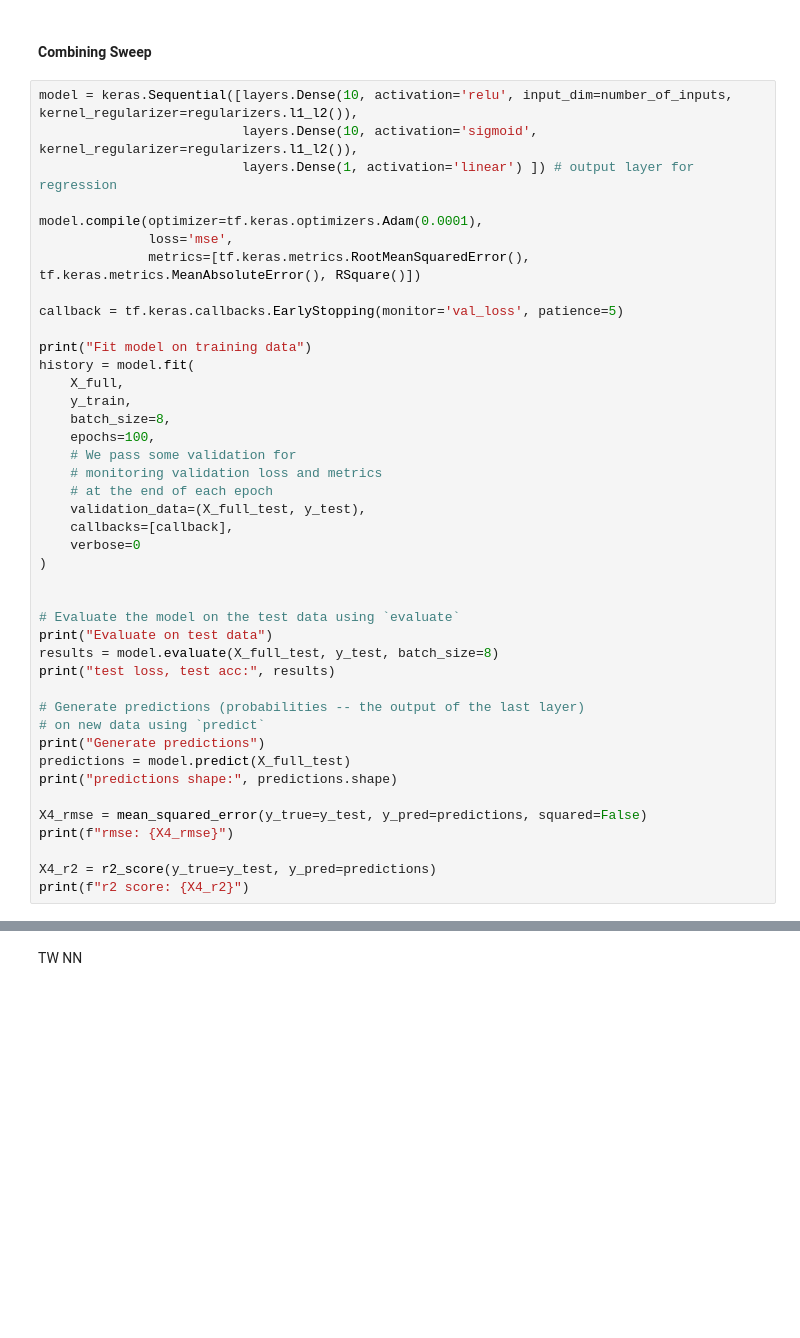
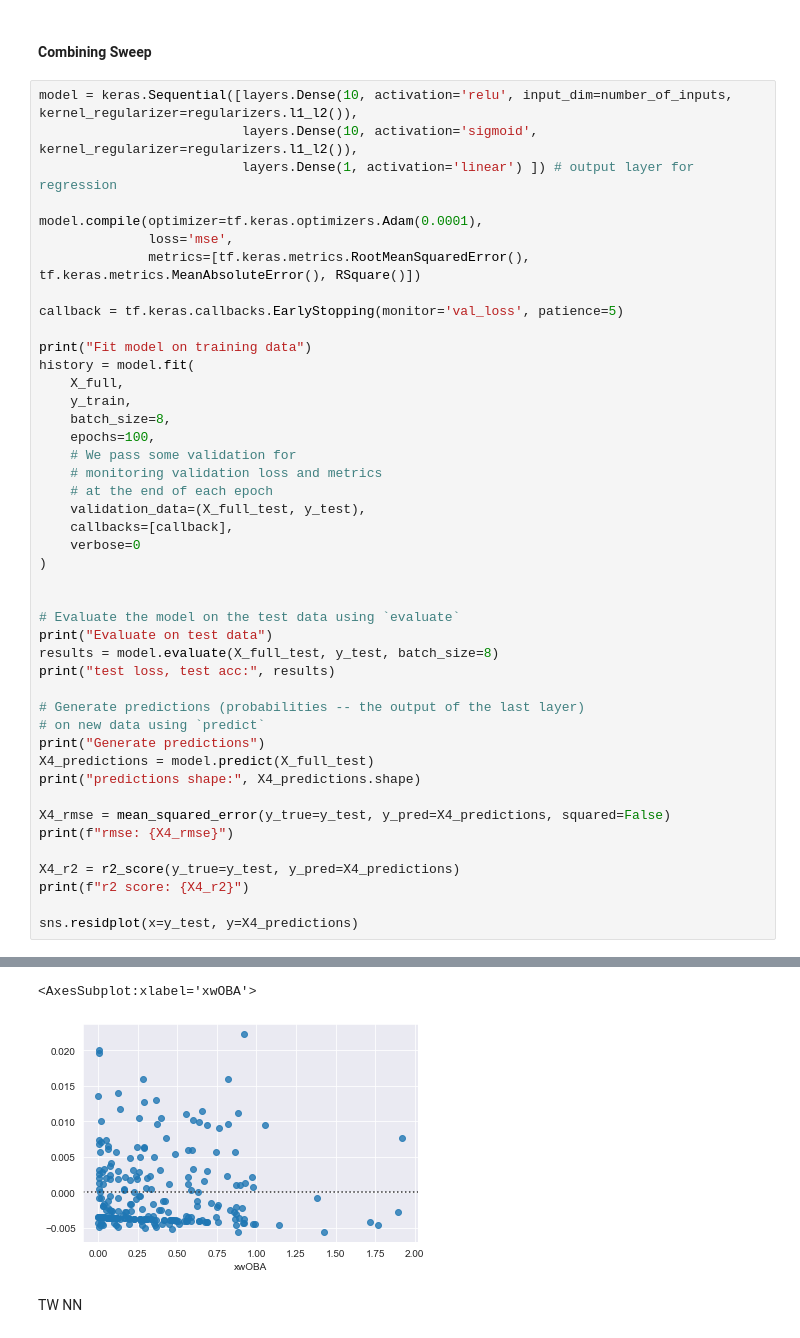
Before and after one commit to trpubz/DBacksAnalysis, a Jupyter notebook: 3Data Prep_Modeling/Data_NN.ipynb, the cells around one changed output, grey strips where cells are left out. Cells and saved outputs as stored; diff of their text form; blank space fills up the shorter version.

```diff
--- a/3Data Prep_Modeling/Data_NN.ipynb
+++ b/3Data Prep_Modeling/Data_NN.ipynb
@@ -499,11 +704,14 @@ print("test loss, test acc:", results)
 # Generate predictions (probabilities -- the output of the last layer)
 # on new data using `predict`
 print("Generate predictions")
-predictions = model.predict(X_full_test)
-print("predictions shape:", predictions.shape)
+X4_predictions = model.predict(X_full_test)
+print("predictions shape:", X4_predictions.shape)
 
-X4_rmse = mean_squared_error(y_true=y_test, y_pred=predictions, squared=False)
+X4_rmse = mean_squared_error(y_true=y_test, y_pred=X4_predictions, squared=False)
 print(f"rmse: {X4_rmse}")
 
-X4_r2 = r2_score(y_true=y_test, y_pred=predictions)
+X4_r2 = r2_score(y_true=y_test, y_pred=X4_predictions)
 print(f"r2 score: {X4_r2}")
+
+sns.residplot(x=y_test, y=X4_predictions)
+# %% [output]
@@ -510,3 +727,5 @@ print(f"r2 score: {X4_r2}")
+<AxesSubplot:xlabel='xwOBA'>
+[figure, added]
 # %% [markdown]
 TW NN
 # %%
```
Also changed, not shown: parts of 16 cells of this notebook, 1 other file.
